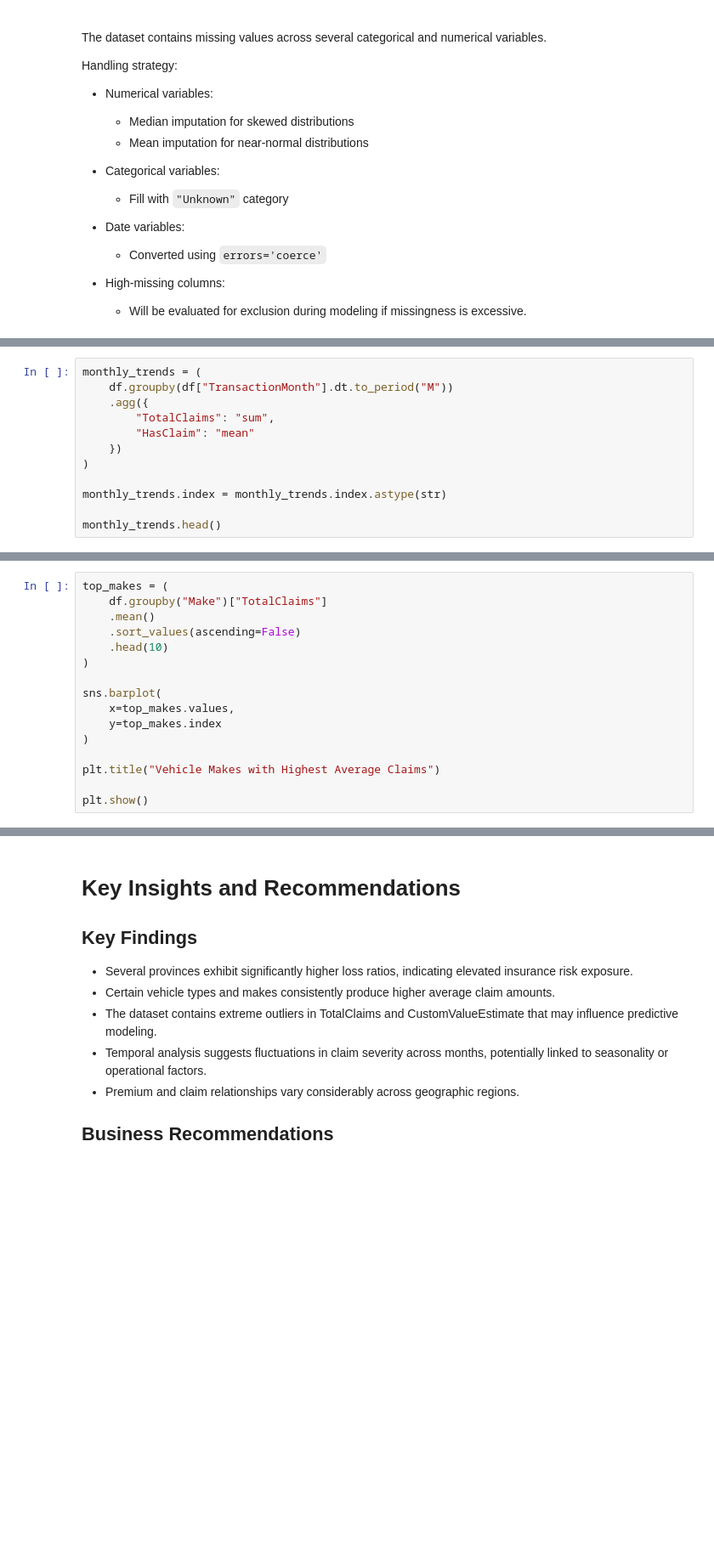
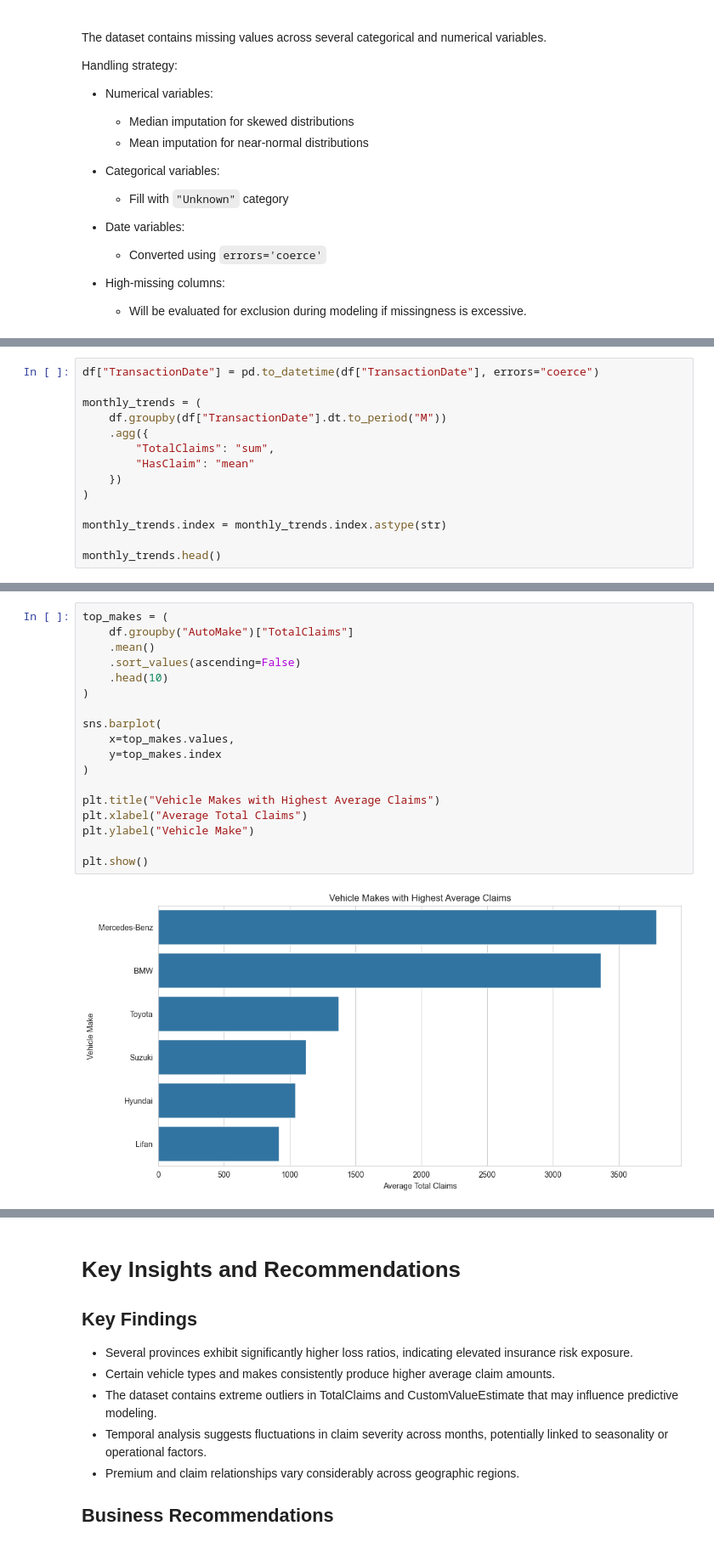
Before and after one commit to MariyaEA/insurance-risk-analytics, a Jupyter notebook: notebooks/01_eda.ipynb, the cells around one changed output, grey strips where cells are left out. Shown at 85% size. Cells and saved outputs as stored; diff of their text form; blank space fills up the shorter version.

```diff
--- a/notebooks/01_eda.ipynb
+++ b/notebooks/01_eda.ipynb
@@ -236,6 +348,8 @@ gender_risk
 # %%
+df["TransactionDate"] = pd.to_datetime(df["TransactionDate"], errors="coerce")
+
 monthly_trends = (
-    df.groupby(df["TransactionMonth"].dt.to_period("M"))
+    df.groupby(df["TransactionDate"].dt.to_period("M"))
     .agg({
         "TotalClaims": "sum",
         "HasClaim": "mean"
@@ -257,19 +381,23 @@ plt.show()
 # %%
 top_makes = (
-    df.groupby("Make")["TotalClaims"]
+    df.groupby("AutoMake")["TotalClaims"]
     .mean()
     .sort_values(ascending=False)
     .head(10)
 )
 
 sns.barplot(
     x=top_makes.values,
     y=top_makes.index
 )
 
 plt.title("Vehicle Makes with Highest Average Claims")
+plt.xlabel("Average Total Claims")
+plt.ylabel("Vehicle Make")
 
 plt.show()
+# %% [output]
+[figure, added]
 # %%
 province_summary = (
     df.groupby("Province")
```
Also changed, not shown: parts of 22 cells of this notebook, 2 other files.
